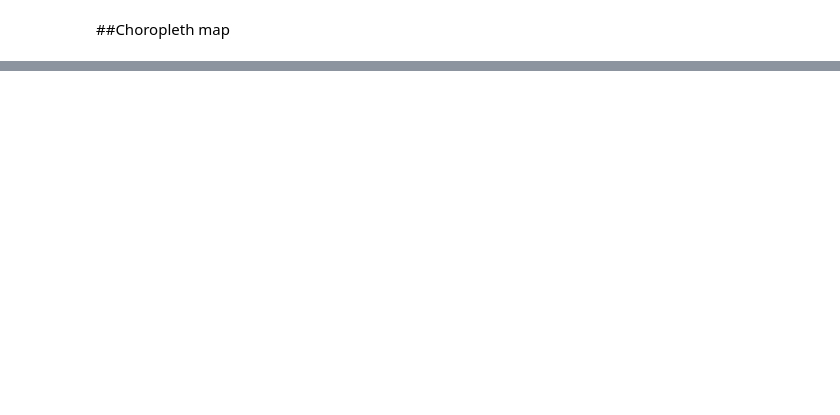
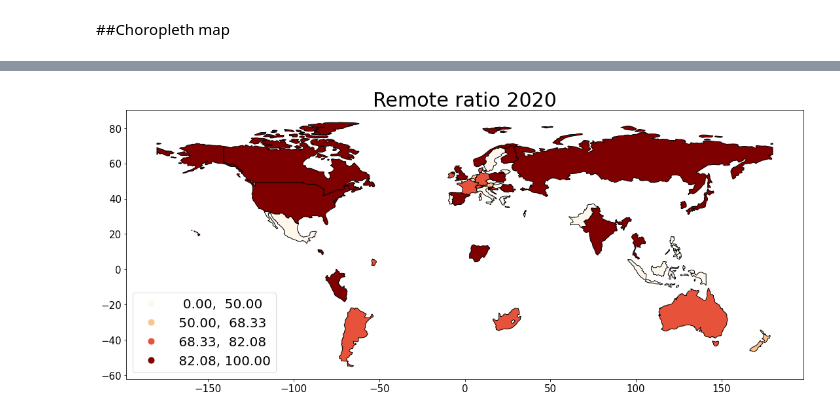
Before and after one commit to wen0705/A-Comparative-Analysis-of-Global-Remote-Work-Salaries, a Jupyter notebook: src/Salary_Visualization.ipynb, the cells around one changed output, grey strips where cells are left out. Drawn from its saved outputs; the diff is of its cells as text; code cells hidden in the pictures; blank space fills up the shorter version.

```diff
--- a/src/Salary_Visualization.ipynb
+++ b/src/Salary_Visualization.ipynb
@@ -131,0 +119,24 @@ display(dataset_remote_geo.head())
+# %%
+# the world map 2020
+# Plot map
+fig, ax = plt.subplots(1, 1, figsize=(15, 15))
+plt.rcParams.update({'font.size': 40})
+geo_2020 = geo.GeoDataFrame(dataset_remote_geo[dataset_remote_geo.work_year == '2020'])
+geo_2020.plot(
+    column="remote_ratio",
+    ax=ax,
+    legend=True,
+    legend_kwds={'loc': 'lower left'},
+    vmin=0.,
+    cmap='OrRd',
+    k=5,
+    scheme='quantiles',
+    edgecolor='black',
+)
+ax.tick_params(axis='both', labelsize=15)
+ax.set_title('Remote ratio 2020',fontsize=30)
+plt.rc('legend', fontsize=10)
+plt.savefig('remote_ratio_world_map_2020.png')
+plt.show()
+# %% [output]
+[figure, added]
```
Also changed, not shown: parts of 24 cells of this notebook.
